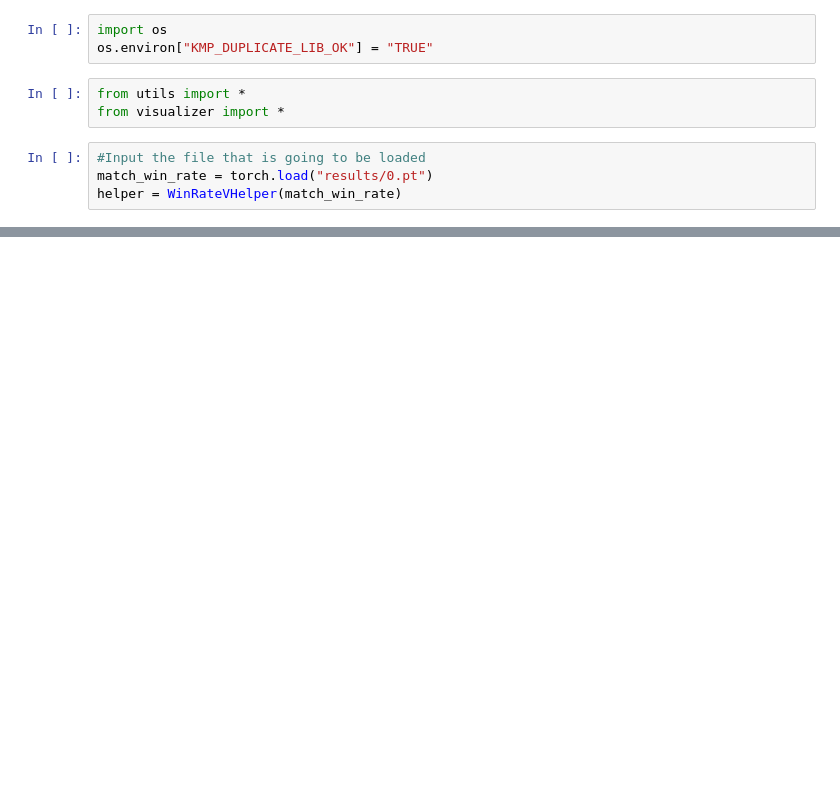
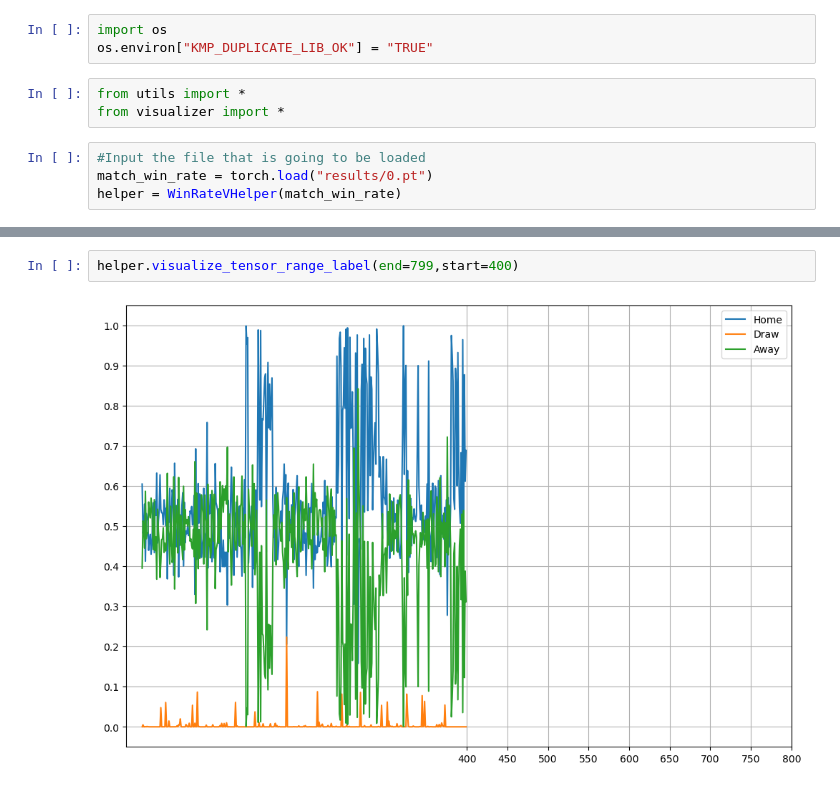
Before and after one commit to Lu-Zetian/gnn-for-goal-prediction, a Jupyter notebook: visualize.ipynb, the cells around one changed output, grey strips where cells are left out. Saved outputs shown, nothing was run; the diff lists cells and outputs as text; blank space fills up the shorter version.

```diff
--- a/visualize.ipynb
+++ b/visualize.ipynb
@@ -18,0 +19,4 @@ helper.visualize_tensor_range_label(end=299,start=0)
+# %%
+helper.visualize_tensor_range_label(end=799,start=400)
+# %% [output]
+[figure, added]
```
Also changed, not shown: parts of 19 cells of this notebook, 1 other file.
